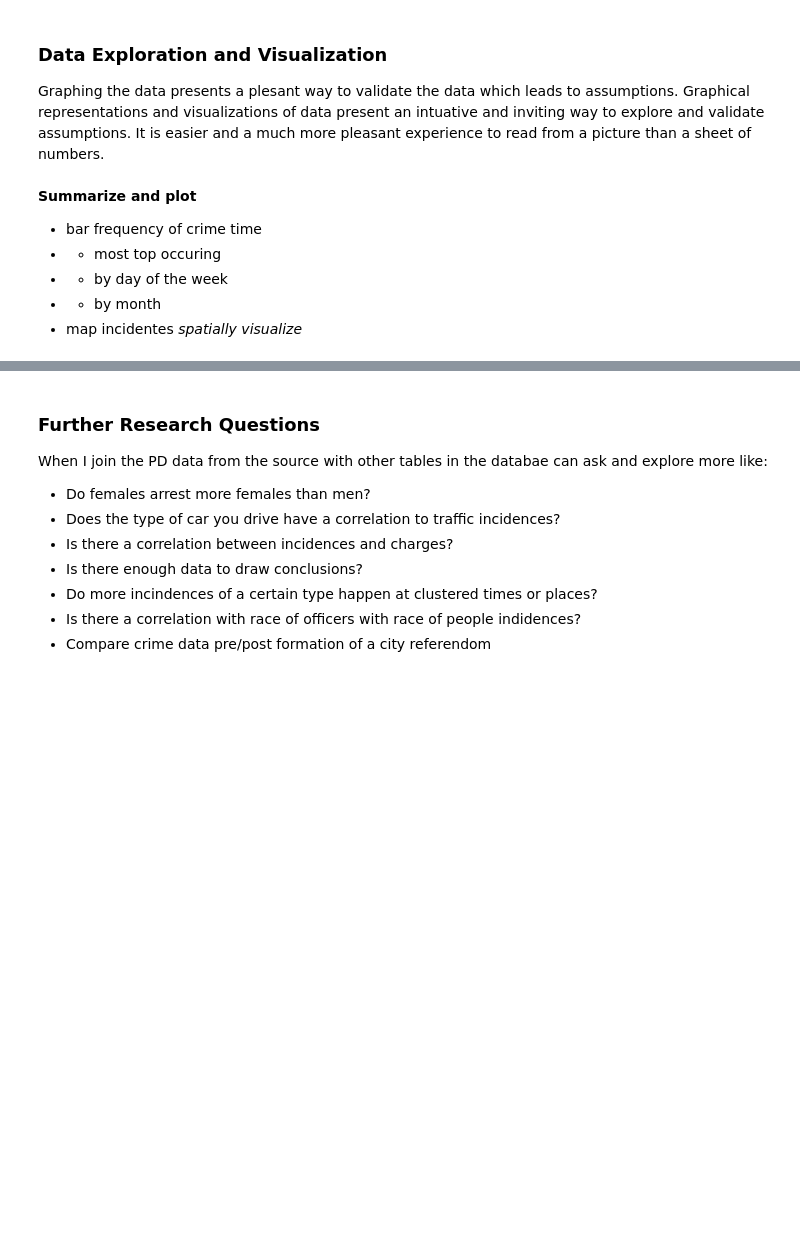
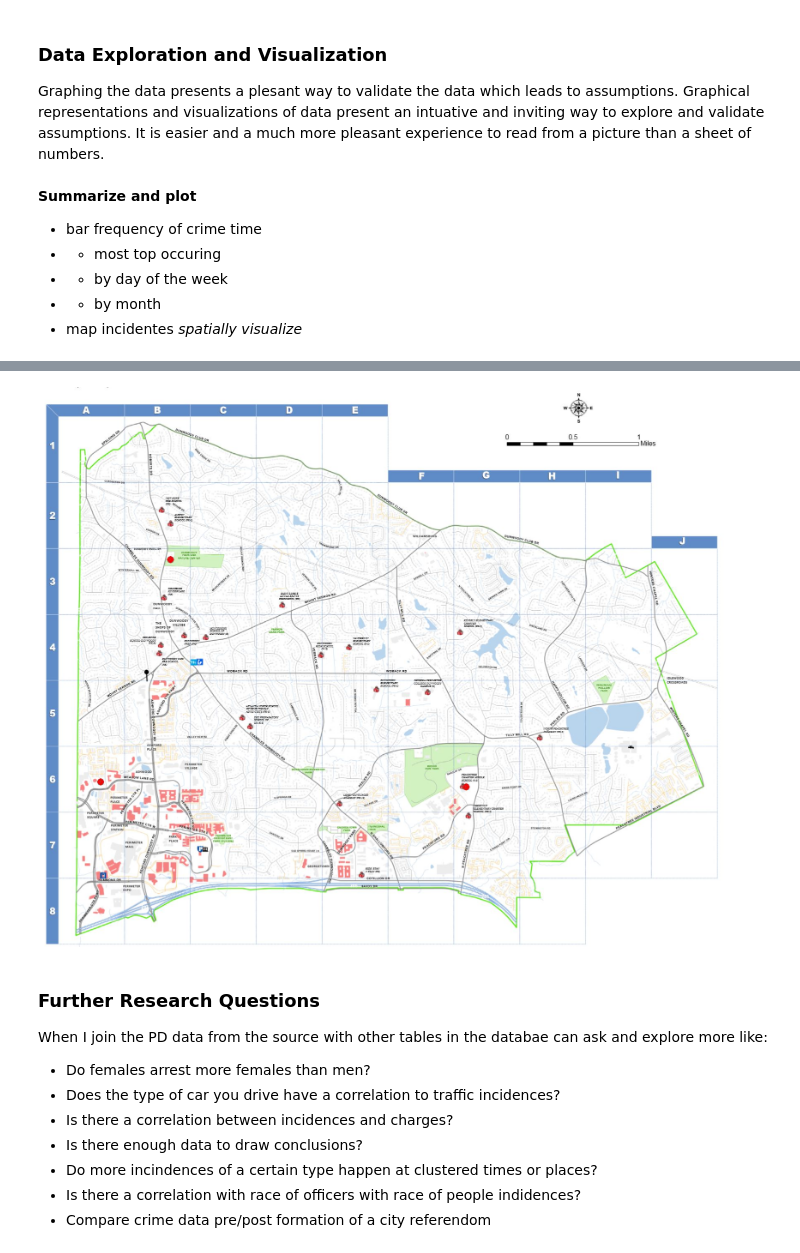
Before and after one commit to akell47/DataSciCourse, a Jupyter notebook: projects/final-projects/DPD.ipynb, the cells around one changed output, grey strips where cells are left out. Cells and saved outputs as stored; diff of their text form; code cells hidden in the pictures; blank space fills up the shorter version.

```diff
--- a/projects/final-projects/DPD.ipynb
+++ b/projects/final-projects/DPD.ipynb
@@ -178,3 +193,9 @@ W
+# %%
+from IPython.display import Image
+Image("Maps/IndexMapSample.JPG")
+# Example of index grid
+# %% [output]
+[figure, added]
 # %% [markdown]
 ### Further Research Questions
 
```
Also changed, not shown: parts of 13 cells of this notebook, 5 other files.
